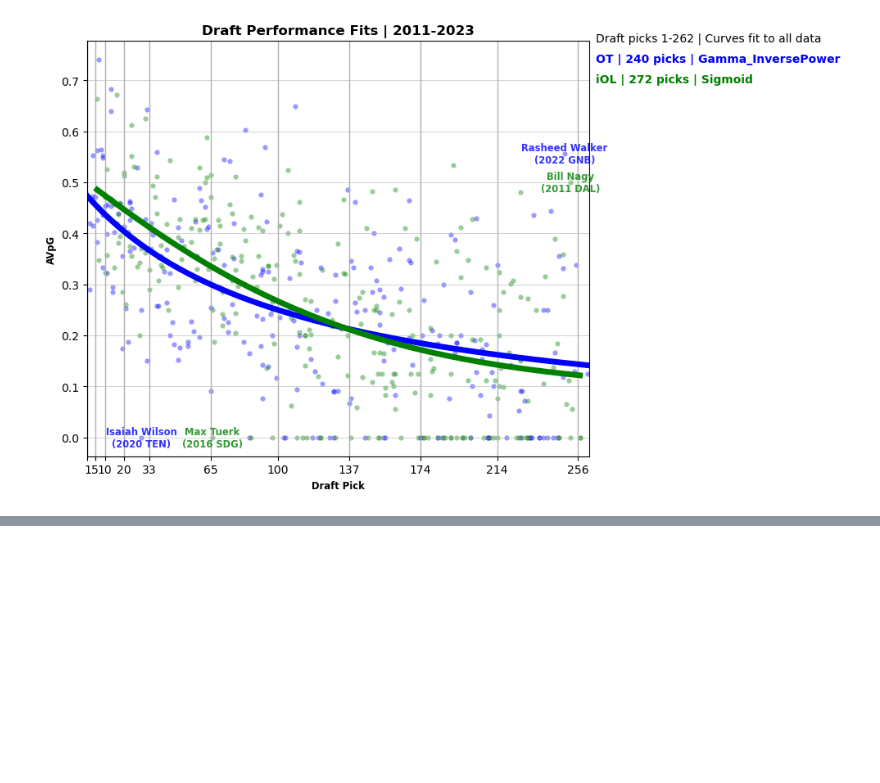
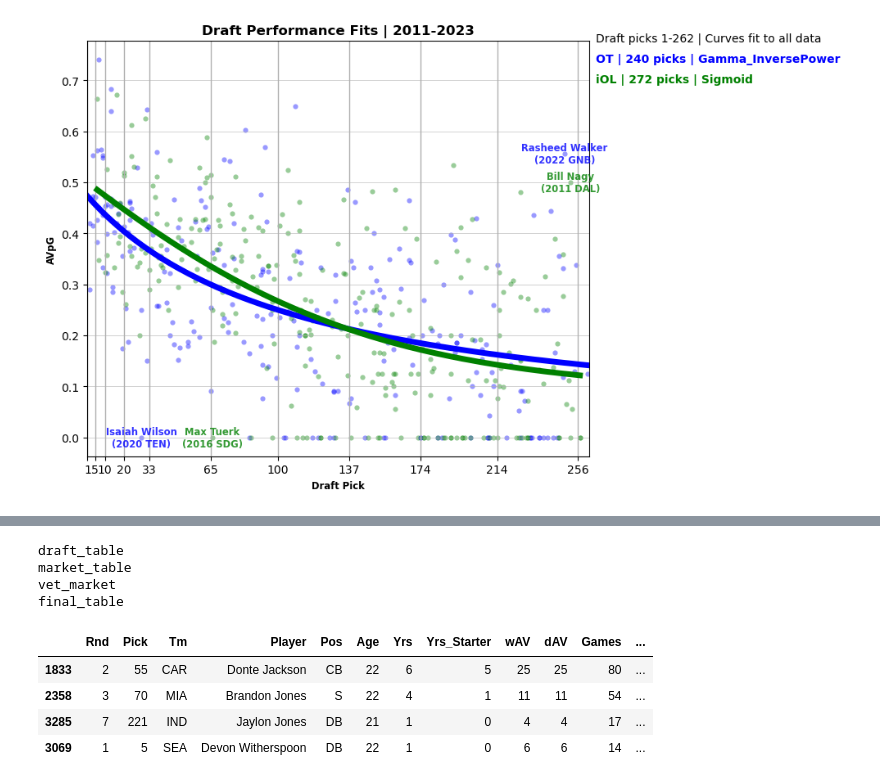
Before and after one commit to NBPub/nfl_draft_vs_market, a Jupyter notebook: Data Analysis.ipynb, the cells around one changed output, grey strips where cells are left out. Saved outputs shown, nothing was run; the diff lists cells and outputs as text; code cells hidden in the pictures; blank space fills up the shorter version.

```diff
--- a/Data Analysis.ipynb
+++ b/Data Analysis.ipynb
@@ -1045,0 +1081,15 @@ draft_fit_compare(ot,iol, pick_bounds=(1,262),
+# %%
+demo.tables()
+# %% [output]
+draft_table
+market_table
+vet_market
+final_table
+# %%
+demo.draft_table.sample(4)
+# %% [output]
+|  | Rnd | Pick | Tm | Player | Pos | Age | Yrs | Yrs_Starter | wAV | dAV | Games | ... |
+| 1833 | 2 | 55 | CAR | Donte Jackson | CB | 22 | 6 | 5 | 25 | 25 | 80 | ... |
+| 2358 | 3 | 70 | MIA | Brandon Jones | S | 22 | 4 | 1 | 11 | 11 | 54 | ... |
+| 3285 | 7 | 221 | IND | Jaylon Jones | DB | 21 | 1 | 0 | 4 | 4 | 17 | ... |
+| 3069 | 1 | 5 | SEA | Devon Witherspoon | DB | 22 | 1 | 0 | 6 | 6 | 14 | ... |
```
Also changed, not shown: parts of 14 cells of this notebook, 4 other files.
